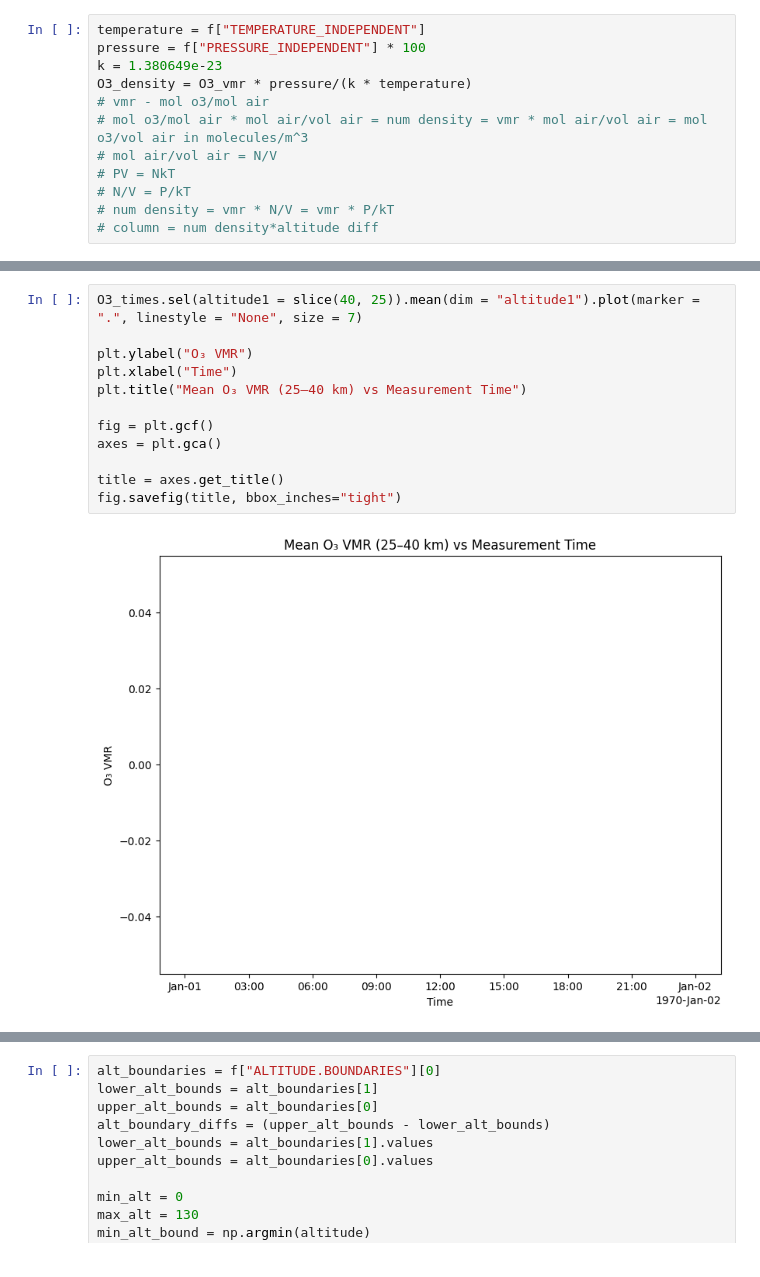
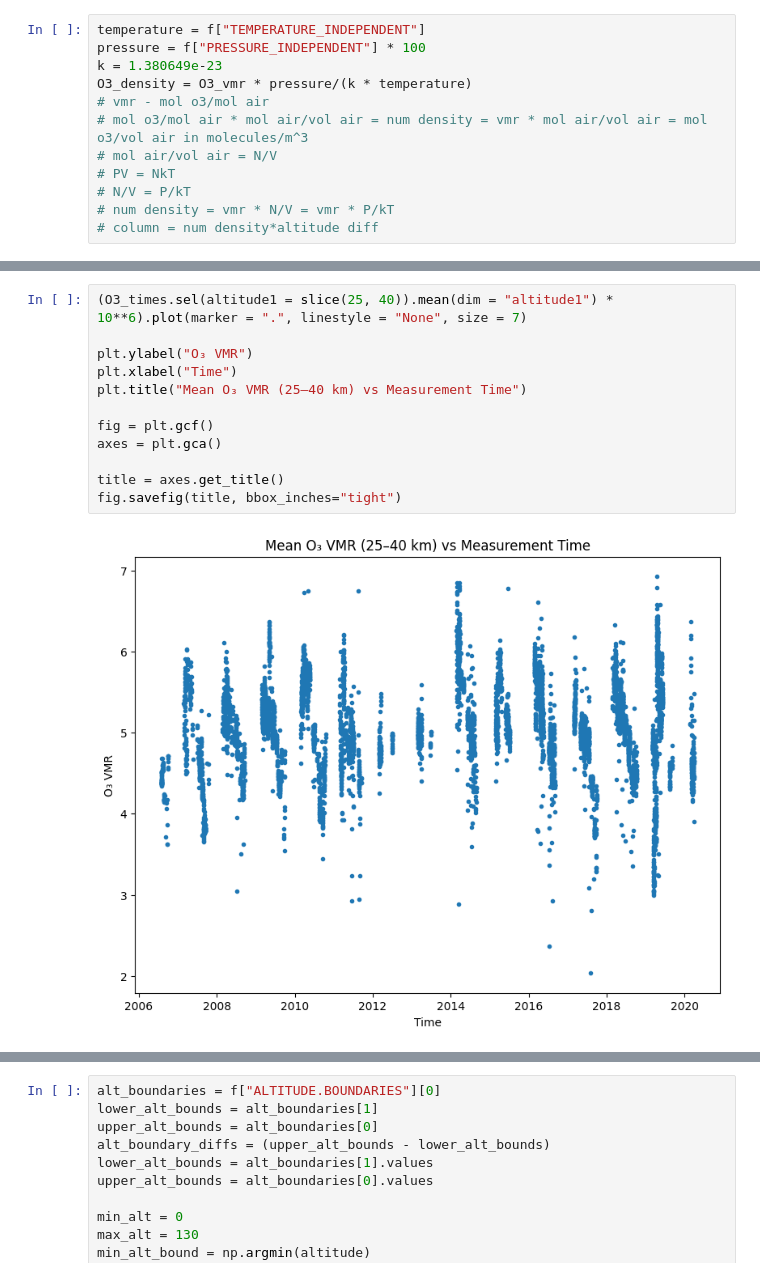
Before and after one commit to Sallamsaka/ozone-measurement-comparison, a Jupyter notebook: PEARL FTIR O3/PEARL_FTIR.ipynb, the cells around one changed output, grey strips where cells are left out. Drawn from its saved outputs; the diff is of its cells as text.

Commit message:
PEARL FTIR Total Column plotting and started midterm presentation

```diff
--- a/PEARL FTIR O3/PEARL_FTIR.ipynb
+++ b/PEARL FTIR O3/PEARL_FTIR.ipynb
@@ -152,15 +152,15 @@ array([  0,   1,   1,   2,   2,   3,   3,   4,   5,   6,   6,   7,   8,
 # %%
-O3_times.sel(altitude1 = slice(40, 25)).mean(dim = "altitude1").plot(marker = ".", linestyle = "None", size = 7)
+(O3_times.sel(altitude1 = slice(25, 40)).mean(dim = "altitude1") * 10**6).plot(marker = ".", linestyle = "None", size = 7)
 
 plt.ylabel("O₃ VMR")
 plt.xlabel("Time")
 plt.title("Mean O₃ VMR (25–40 km) vs Measurement Time")
 
 fig = plt.gcf()
 axes = plt.gca()
 
 title = axes.get_title()
 fig.savefig(title, bbox_inches="tight")
 # %% [output]
-[figure, old version]
+[figure, new version]
 # %%
```
Also changed, not shown: parts of 12 cells of this notebook, 22 other files.
